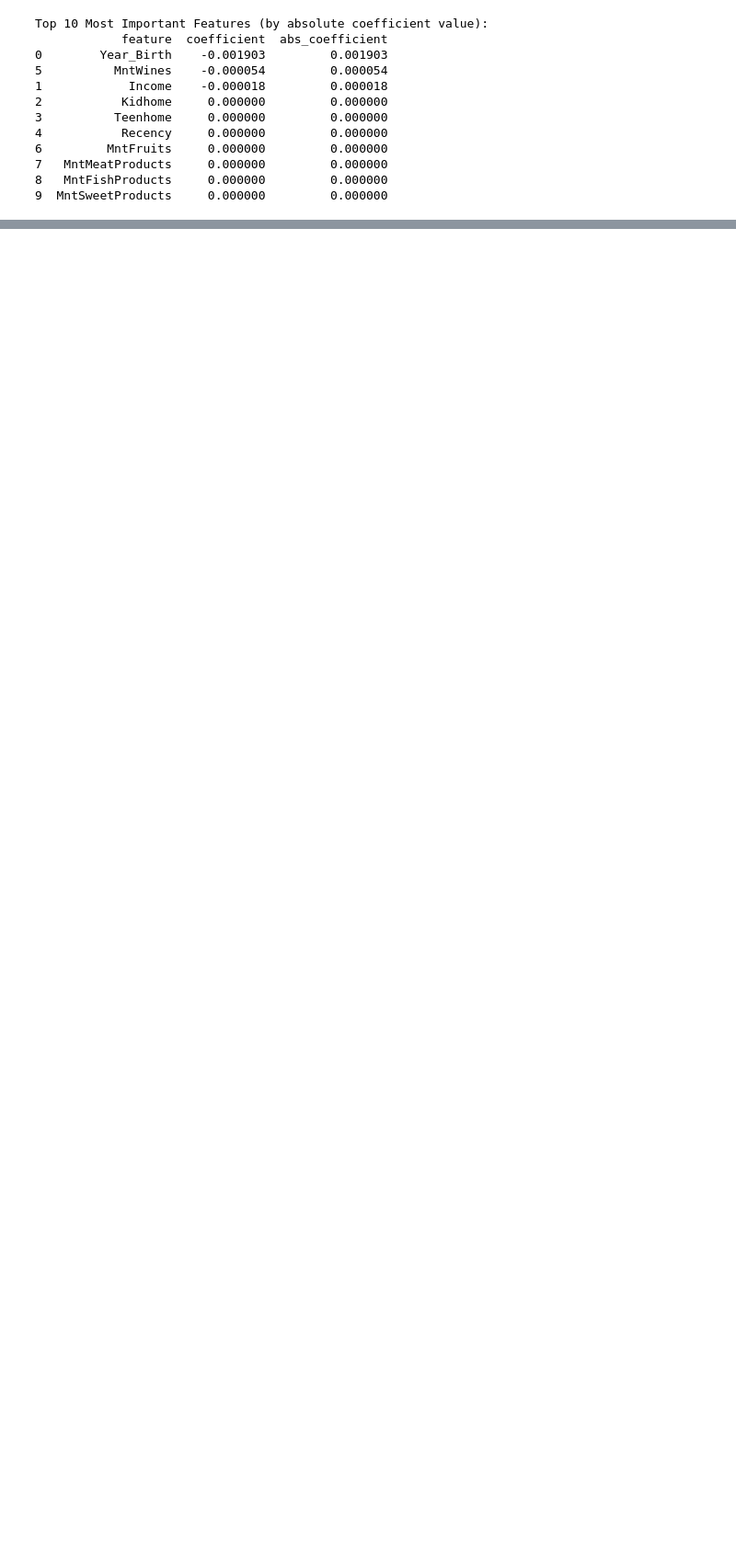
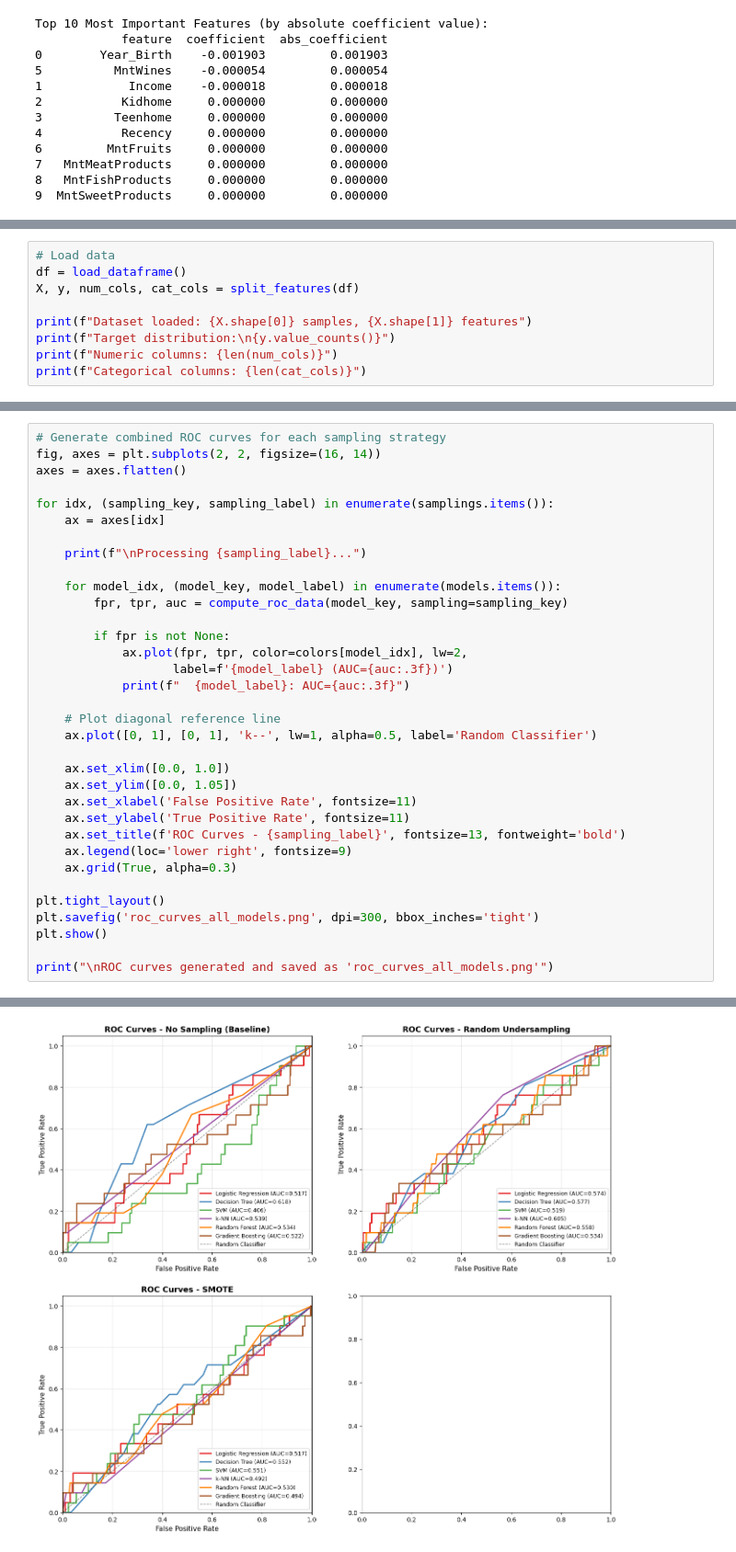
Before and after one commit to seofernando25/CSI5155, a Jupyter notebook: assignment1/as1.ipynb, the cells around one changed output, grey strips where cells are left out. Shown at 92% size. Saved outputs shown, nothing was run; the diff lists cells and outputs as text; blank space fills up the shorter version.

```diff
--- a/assignment1/as1.ipynb
+++ b/assignment1/as1.ipynb
@@ -385,0 +410,9 @@ Top 10 Most Important Features (by absolute coefficient value):
+# %%
+# Load data
+df = load_dataframe()
+X, y, num_cols, cat_cols = split_features(df)
+
+print(f"Dataset loaded: {X.shape[0]} samples, {X.shape[1]} features")
+print(f"Target distribution:\n{y.value_counts()}")
+print(f"Numeric columns: {len(num_cols)}")
+print(f"Categorical columns: {len(cat_cols)}")
@@ -385,0 +526,35 @@ Top 10 Most Important Features (by absolute coefficient value):
+# %%
+# Generate combined ROC curves for each sampling strategy
+fig, axes = plt.subplots(2, 2, figsize=(16, 14))
+axes = axes.flatten()
+
+for idx, (sampling_key, sampling_label) in enumerate(samplings.items()):
+    ax = axes[idx]
+
+    print(f"\nProcessing {sampling_label}...")
+
+    for model_idx, (model_key, model_label) in enumerate(models.items()):
+        fpr, tpr, auc = compute_roc_data(model_key, sampling=sampling_key)
+
+        if fpr is not None:
+            ax.plot(fpr, tpr, color=colors[model_idx], lw=2,
+                   label=f'{model_label} (AUC={auc:.3f})')
+            print(f"  {model_label}: AUC={auc:.3f}")
+
+    # Plot diagonal reference line
+    ax.plot([0, 1], [0, 1], 'k--', lw=1, alpha=0.5, label='Random Classifier')
+
+    ax.set_xlim([0.0, 1.0])
+    ax.set_ylim([0.0, 1.05])
+    ax.set_xlabel('False Positive Rate', fontsize=11)
+    ax.set_ylabel('True Positive Rate', fontsize=11)
+    ax.set_title(f'ROC Curves - {sampling_label}', fontsize=13, fontweight='bold')
+    ax.legend(loc='lower right', fontsize=9)
+    ax.grid(True, alpha=0.3)
+
+plt.tight_layout()
+plt.savefig('roc_curves_all_models.png', dpi=300, bbox_inches='tight')
+plt.show()
+
+print("\nROC curves generated and saved as 'roc_curves_all_models.png'")
+# %% [output]
@@ -385,0 +579 @@ Top 10 Most Important Features (by absolute coefficient value):
+[figure, added]
```
Also changed, not shown: parts of 15 cells of this notebook, 40 other files.
